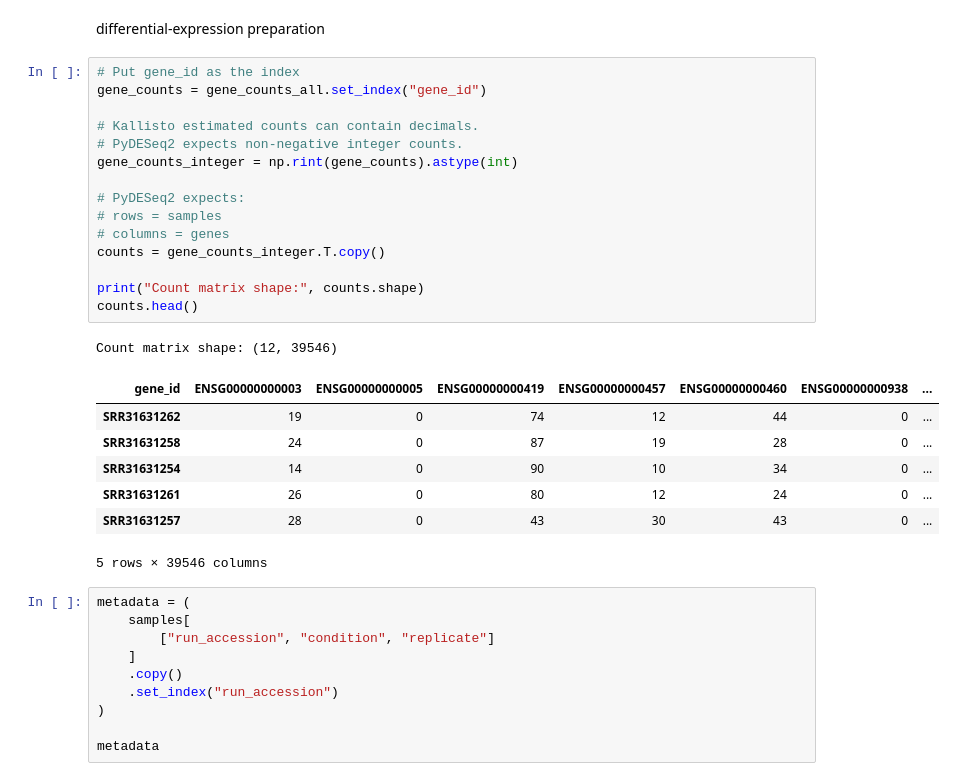
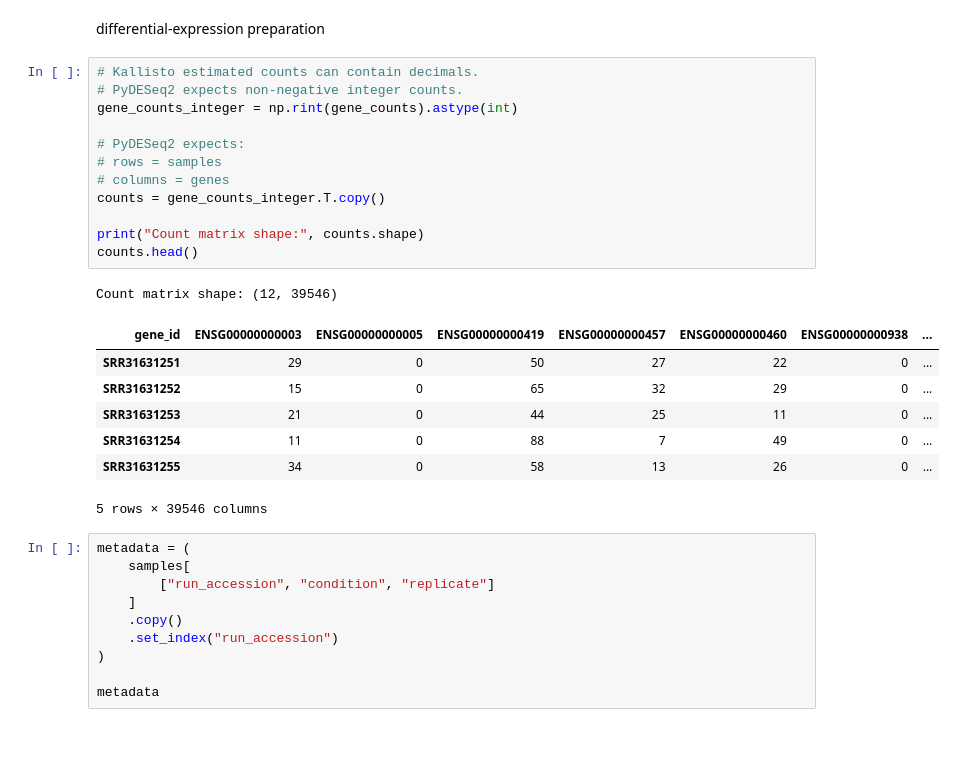
Before and after one commit to SvavaDa/GSE283655_project, a Jupyter notebook: GSE283655-simplified-data.ipynb, the cells around one changed output. Cells and saved outputs as stored; diff of their text form; blank space fills up the shorter version.

```diff
--- a/GSE283655-simplified-data.ipynb
+++ b/GSE283655-simplified-data.ipynb
@@ -954,28 +954,25 @@ plt.show()
 # %% [markdown]
 differential-expression preparation
 # %%
-# Put gene_id as the index
-gene_counts = gene_counts_all.set_index("gene_id")
-
 # Kallisto estimated counts can contain decimals.
 # PyDESeq2 expects non-negative integer counts.
 gene_counts_integer = np.rint(gene_counts).astype(int)
 
 # PyDESeq2 expects:
 # rows = samples
 # columns = genes
 counts = gene_counts_integer.T.copy()
 
 print("Count matrix shape:", counts.shape)
 counts.head()
 # %% [output]
 Count matrix shape: (12, 39546)
 | gene_id | ENSG00000000003 | ENSG00000000005 | ENSG00000000419 | ENSG00000000457 | ENSG00000000460 | ENSG00000000938 | ... |
-| SRR31631262 | 19 | 0 | 74 | 12 | 44 | 0 | ... |
-| SRR31631258 | 24 | 0 | 87 | 19 | 28 | 0 | ... |
-| SRR31631254 | 14 | 0 | 90 | 10 | 34 | 0 | ... |
-| SRR31631261 | 26 | 0 | 80 | 12 | 24 | 0 | ... |
-| SRR31631257 | 28 | 0 | 43 | 30 | 43 | 0 | ... |
+| SRR31631251 | 29 | 0 | 50 | 27 | 22 | 0 | ... |
+| SRR31631252 | 15 | 0 | 65 | 32 | 29 | 0 | ... |
+| SRR31631253 | 21 | 0 | 44 | 25 | 11 | 0 | ... |
+| SRR31631254 | 11 | 0 | 88 | 7 | 49 | 0 | ... |
+| SRR31631255 | 34 | 0 | 58 | 13 | 26 | 0 | ... |
 5 rows × 39546 columns
 # %%
 metadata = (
```
Also changed, not shown: parts of 9 cells of this notebook.
